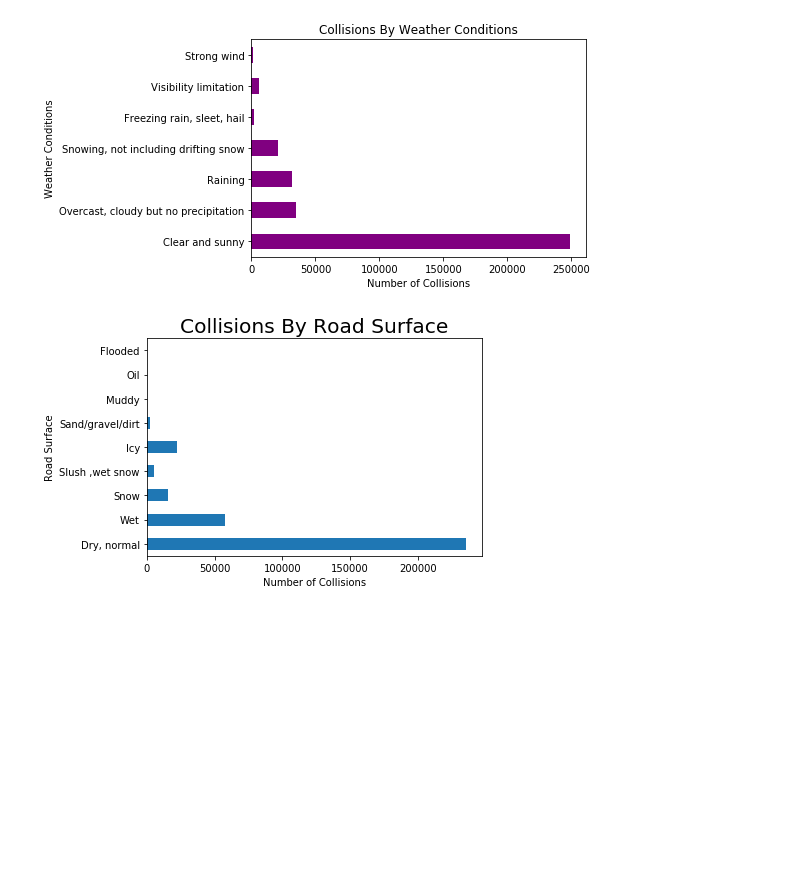
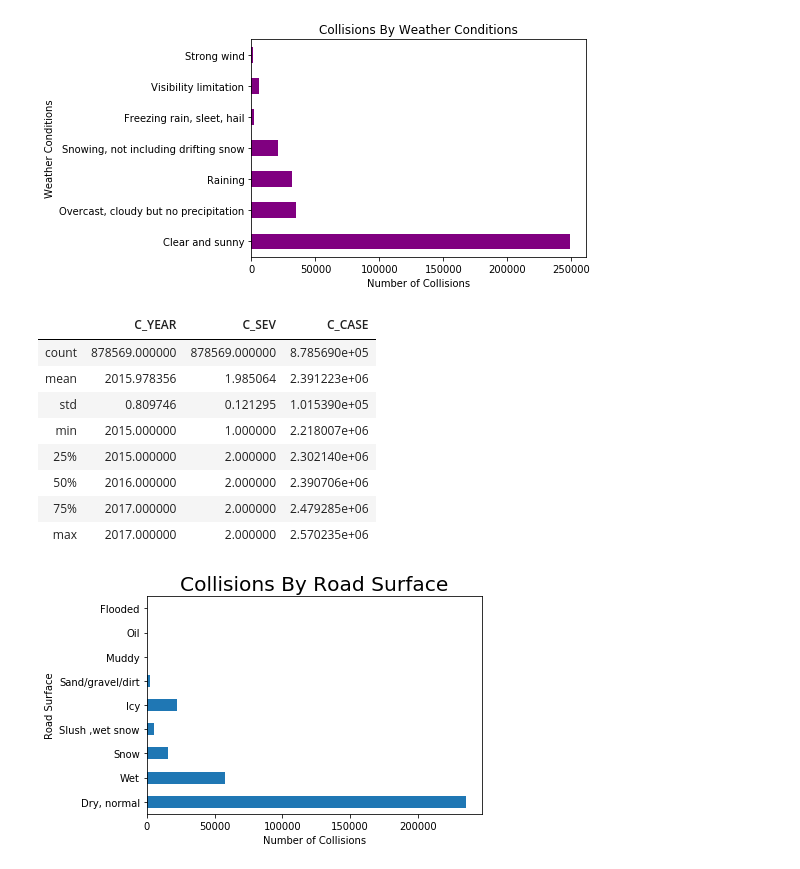
Before and after one commit to frpatel/team5-NCDB, a Jupyter notebook: project1-NCDB.ipynb, the cells around one changed output. Saved outputs shown, nothing was run; the diff lists cells and outputs as text; code cells hidden in the pictures; blank space fills up the shorter version.

```diff
--- a/project1-NCDB.ipynb
+++ b/project1-NCDB.ipynb
@@ -154,6 +168,17 @@ plt.savefig('Collisions By Weather Conditions.png')
 [figure]
 # %%
 df_road_surface = df_ncdb[(df_ncdb['C_RSUR']!='U') & (df_ncdb['C_RSUR']!='Q')]
+df_road_surface.describe()
+# %% [output]
+|  | C_YEAR | C_SEV | C_CASE |
+| count | 878569.000000 | 878569.000000 | 8.785690e+05 |
+| mean | 2015.978356 | 1.985064 | 2.391223e+06 |
+| std | 0.809746 | 0.121295 | 1.015390e+05 |
+| min | 2015.000000 | 1.000000 | 2.218007e+06 |
+| 25% | 2015.000000 | 2.000000 | 2.302140e+06 |
+| 50% | 2016.000000 | 2.000000 | 2.390706e+06 |
+| 75% | 2017.000000 | 2.000000 | 2.479285e+06 |
+| max | 2017.000000 | 2.000000 | 2.570235e+06 |
 # %%
 df_road_surface.groupby(['C_RSUR']).nunique()['C_CASE'].plot(kind = 'barh')
 rsur_labels = ['Dry, normal','Wet','Snow','Slush ,wet snow','Icy',
```
Also changed, not shown: parts of 18 cells of this notebook, 8 other files.
